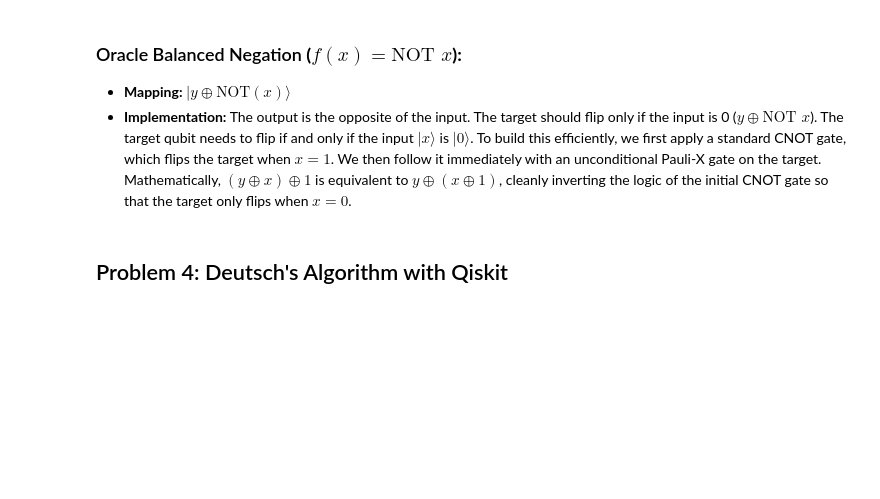
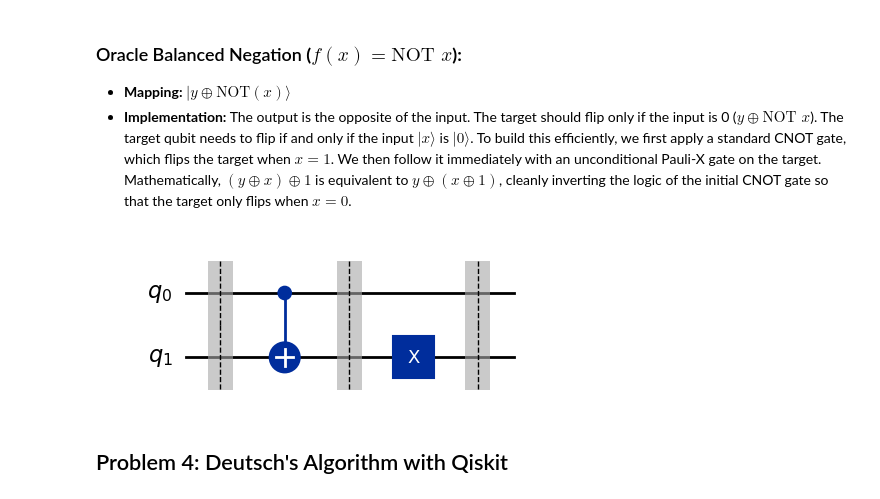
Before and after one commit to KarolisBz/emerging-technologies-assessment-g00417529, a Jupyter notebook: problems.ipynb, the cells around one changed output. Saved outputs shown, nothing was run; the diff lists cells and outputs as text; code cells hidden in the pictures; blank space fills up the shorter version.

```diff
--- a/problems.ipynb
+++ b/problems.ipynb
@@ -465,5 +465,9 @@ def oracle_balanced_negation():
     qc.barrier()
 
     return qc
+# %%
+oracle_balanced_negation().draw( output='mpl')
+# %% [output]
+[figure, added]
 # %% [markdown]
 ## Problem 4: Deutsch's Algorithm with Qiskit
```
Also changed, not shown: parts of 5 cells of this notebook.
